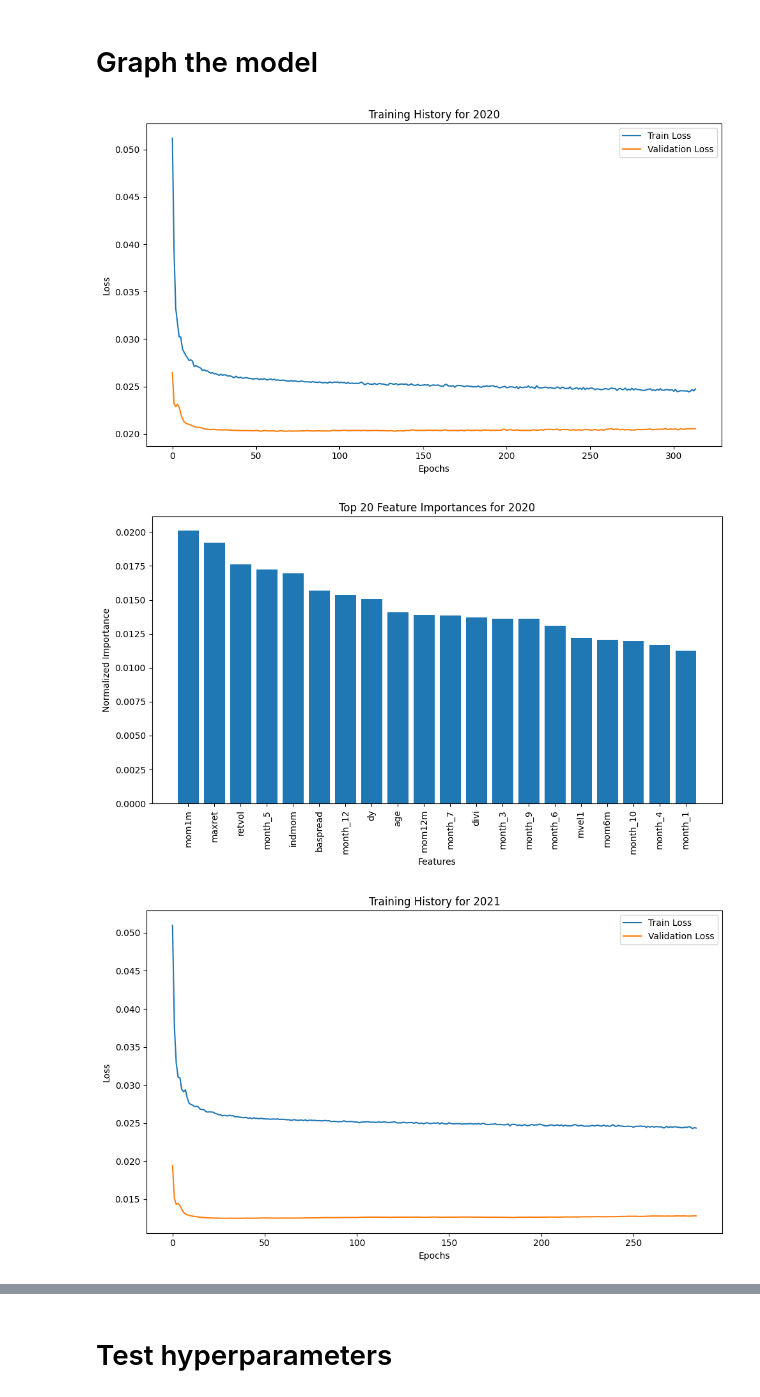
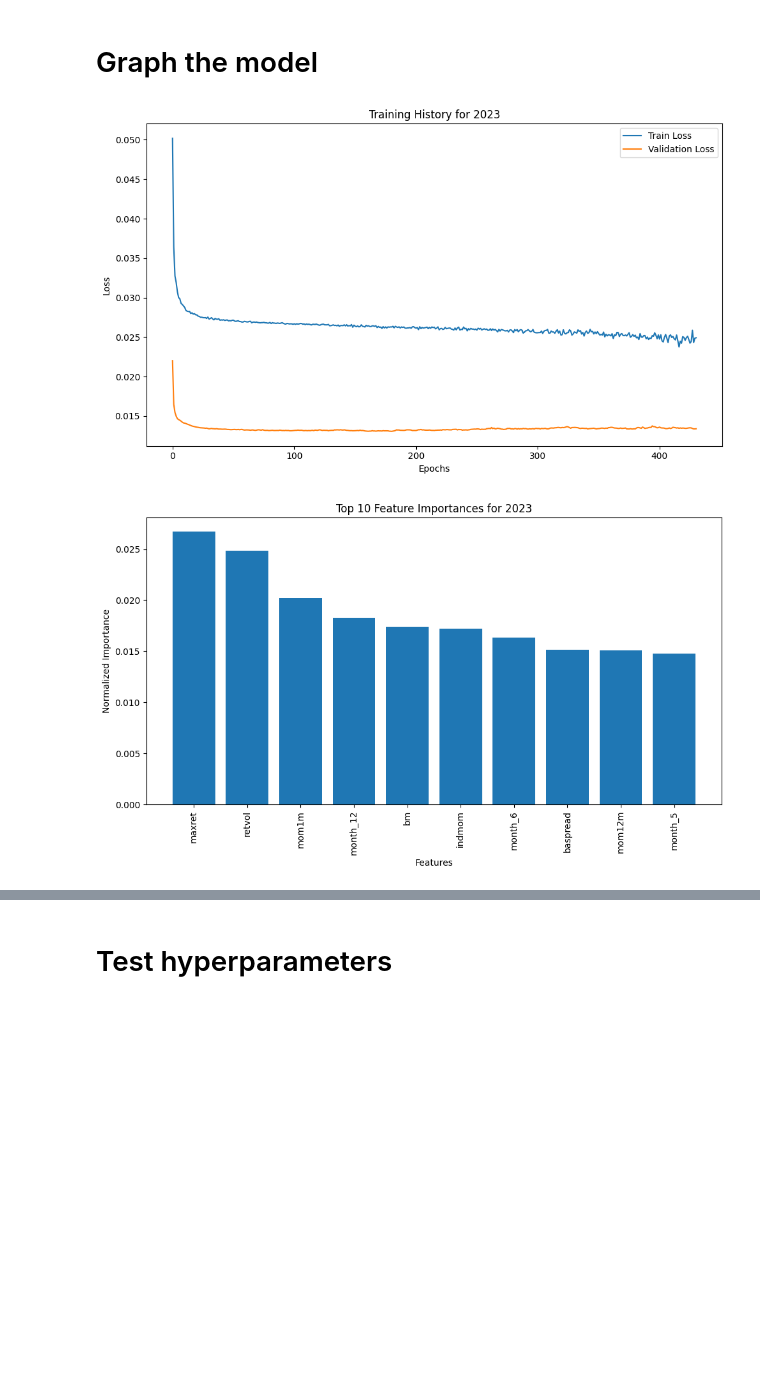
Before and after one commit to johanoelgaard/MastersThesis, a Jupyter notebook: mlp.ipynb, the cells around one changed output, grey strips where cells are left out. Saved outputs shown, nothing was run; the diff lists cells and outputs as text; code cells hidden in the pictures; blank space fills up the shorter version.

Commit message:
Messing around with figures

```diff
--- a/mlp.ipynb
+++ b/mlp.ipynb
@@ -28,17 +30,18 @@ df_norm['timestamp'] = pd.to_datetime(df_norm['timestamp'])
 df_norm = df_norm[df_norm['timestamp'] < '2025-01-01']
 
 # normalize inputs
-X_values = df_norm[feature_cols].values.astype('float64')
+X_values = df_norm[feature_cols].values.astype('float32')
 
 # # simple normalization: subtract mean, divide std
 # X_mean, X_std = X_values.mean(axis=0), X_values.std(axis=0)
 # X_values = (X_values - X_mean) / (X_std + 1e-8) # adding a small epsilon to avoid division by zero
 
-y_values = df_norm['target'].values.astype('float64')
+y_values = df_norm['target'].values.astype('float32')
 
-periods = { '20' : '2020-01-01',
-            '21' : '2021-01-01',
-            '22' : '2022-01-01',
+periods = {
+            # '20' : '2020-01-01',
+            # '21' : '2021-01-01',
+            # '22' : '2022-01-01',
             '23' : '2023-01-01'
             } # year used for validation i.e. 2020-01-01 will use 2001-2019 for training and 2020 for validation
 
@@ -81,7 +84,9 @@ for name, period in periods.items():
     y_test[name] = y_te.reshape(-1, 1)
 # %%
 # moving to metal or CUDA GPU if available
-device = torch.device("mps" if torch.backends.mps.is_available() else ("cuda" if torch.cuda.is_available() else "cpu"))
+device = torch.device(("cuda" if torch.cuda.is_available()
+                       else "mps" if torch.backends.mps.is_available()
+                       else "cpu"))
 print("Using device:", device)
 
 # general hyperparameters
@@ -105,7 +110,7 @@ dropout = 0.2
 patience = 250
 print_freq = 250
 epochs = 500
-batch_size = 5096 # adjust to your GPU memory
+batch_size = 4096 # 8192 # 16384 # 2^1X adjust to your memory
 # %% [output]
 Using device: mps
 # %% [markdown]
@@ -193,8 +183,8 @@ Model saved to models/mlp_y23_l10.0_l20.001_drop0.2_lr0.0003_w32_d2.pth
 # %% [markdown]
 # Graph the model
 # %%
-top_n = 20  # how many features to show
-
+top_n = 10  # how many features to show
+feature_cols = [col for col in df.columns if col not in ['timestamp','ticker','target']]
 for name, period in periods.items():
     # plot training history
     plt.figure(figsize=(10, 6))
@@ -211,6 +201,7 @@ for name, period in periods.items():
     # plot importance in best model
     best_model = best_models[name].eval()
     val_loader = DataLoader(MLPdataset(X_val[name], y_val[name]), batch_size=batch_size, shuffle=False)
+
 
     # --- COMMENTED OUT: drop boolean vars if you want ---
     # bool_vars = [c for c in feature_cols if c.startswith('NACE_') or c.startswith('month_')]
@@ -231,33 +222,32 @@ for name, period in periods.items():
         best_model.zero_grad()
         output_sum.backward()
 
         feature_importance += batch_X.grad.abs().sum(dim=0)
         n_samples += batch_X.size(0)
 
     feature_importance /= n_samples
     importance_np = feature_importance.cpu().detach().numpy()
     importance_norm = importance_np / importance_np.sum()
 
     # sort descending
     sorted_idx        = np.argsort(importance_norm)[::-1]
     sorted_importance = importance_norm[sorted_idx]
     sorted_features   = [feature_cols[i] for i in sorted_idx]
 
     # keep only top_n
     sorted_features = sorted_features[:top_n]
     sorted_importance = sorted_importance[:top_n]
 
     # bar chart of top features
     plt.figure(figsize=(10, 6))
     plt.bar(range(len(sorted_features)), sorted_importance, align='center')
     plt.xticks(range(len(sorted_features)), sorted_features, rotation=90)
     plt.xlabel('Features')
     plt.ylabel('Normalized Importance')
     plt.title(f'Top {top_n} Feature Importances for 20{name}')
     plt.tight_layout()
     plt.show()
     plt.close()
 # %% [output]
-[figure, old version]
+[figure, new version]
-[figure, old version]
+[figure, new version]
-[figure, removed]
```
Also changed, not shown: parts of 12 cells of this notebook, 4 other files.
